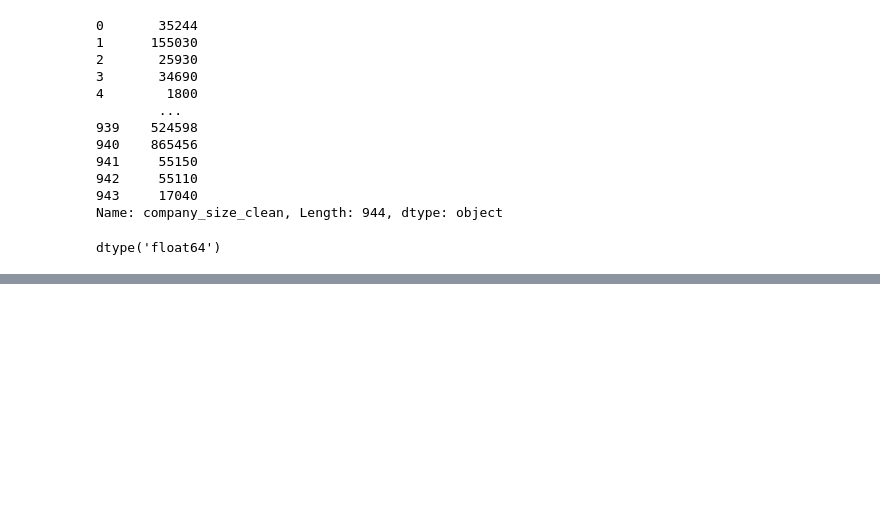
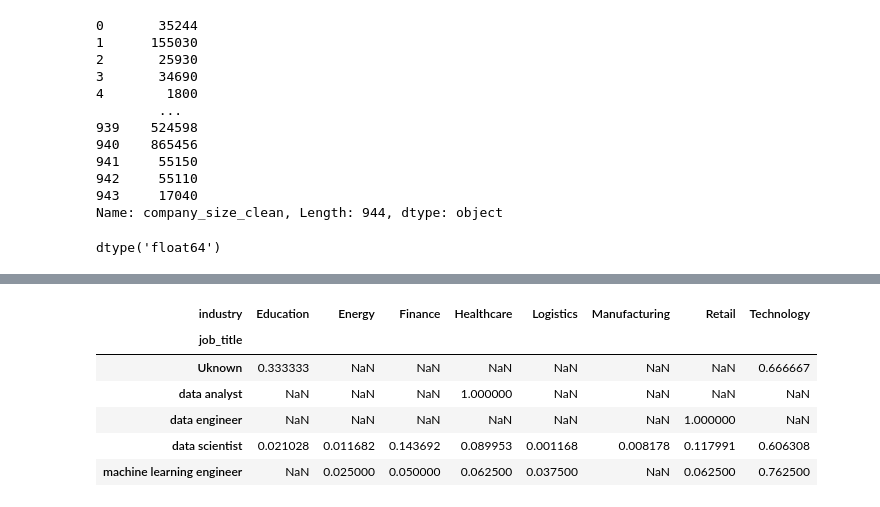
Before and after one commit to Lenmbugua/Analytics-Practice-Datasets, a Jupyter notebook: Data science Jobs.ipynb, the cells around one changed output, grey strips where cells are left out. Cells and saved outputs as stored; diff of their text form; code cells hidden in the pictures; blank space fills up the shorter version.

Commit message:
Exploring data

```diff
--- a/Data science Jobs.ipynb
+++ b/Data science Jobs.ipynb
@@ -460,0 +472,12 @@ KeyError: 'Column not found: company_size)clean'
+# %%
+# Group each title with the industry they are in.
+Title_industry = df.groupby('job_title')['industry'].value_counts(normalize=True).unstack()
+Title_industry
+# %% [output]
+| industry | Education | Energy | Finance | Healthcare | Logistics | Manufacturing | Retail | Technology |
+| job_title |  |  |  |  |  |  |  |  |
+| Uknown | 0.333333 | NaN | NaN | NaN | NaN | NaN | NaN | 0.666667 |
+| data analyst | NaN | NaN | NaN | 1.000000 | NaN | NaN | NaN | NaN |
+| data engineer | NaN | NaN | NaN | NaN | NaN | NaN | 1.000000 | NaN |
+| data scientist | 0.021028 | 0.011682 | 0.143692 | 0.089953 | 0.001168 | 0.008178 | 0.117991 | 0.606308 |
+| machine learning engineer | NaN | 0.025000 | 0.050000 | 0.062500 | 0.037500 | NaN | 0.062500 | 0.762500 |
```
Also changed, not shown: parts of 7 cells of this notebook.
